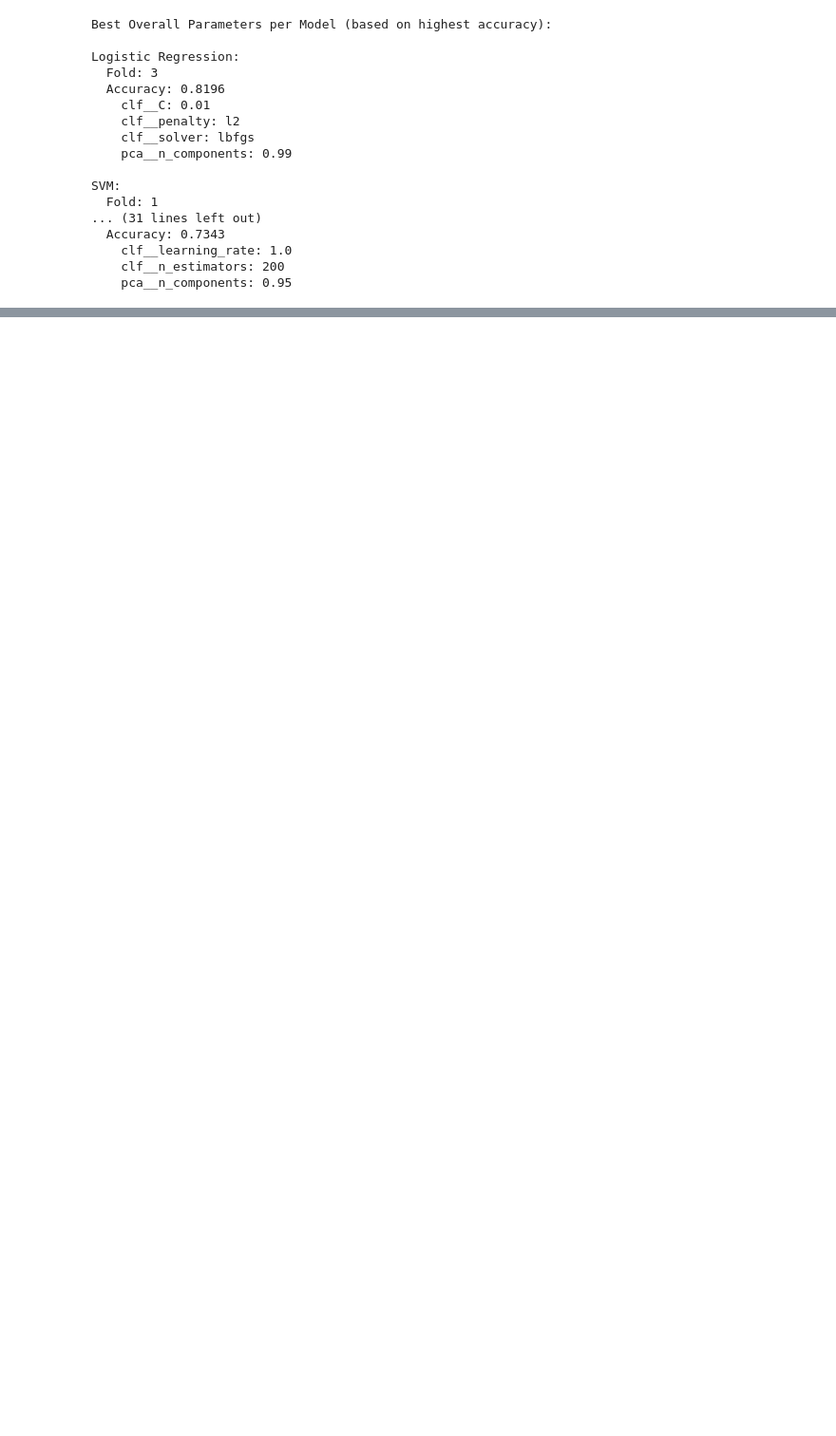
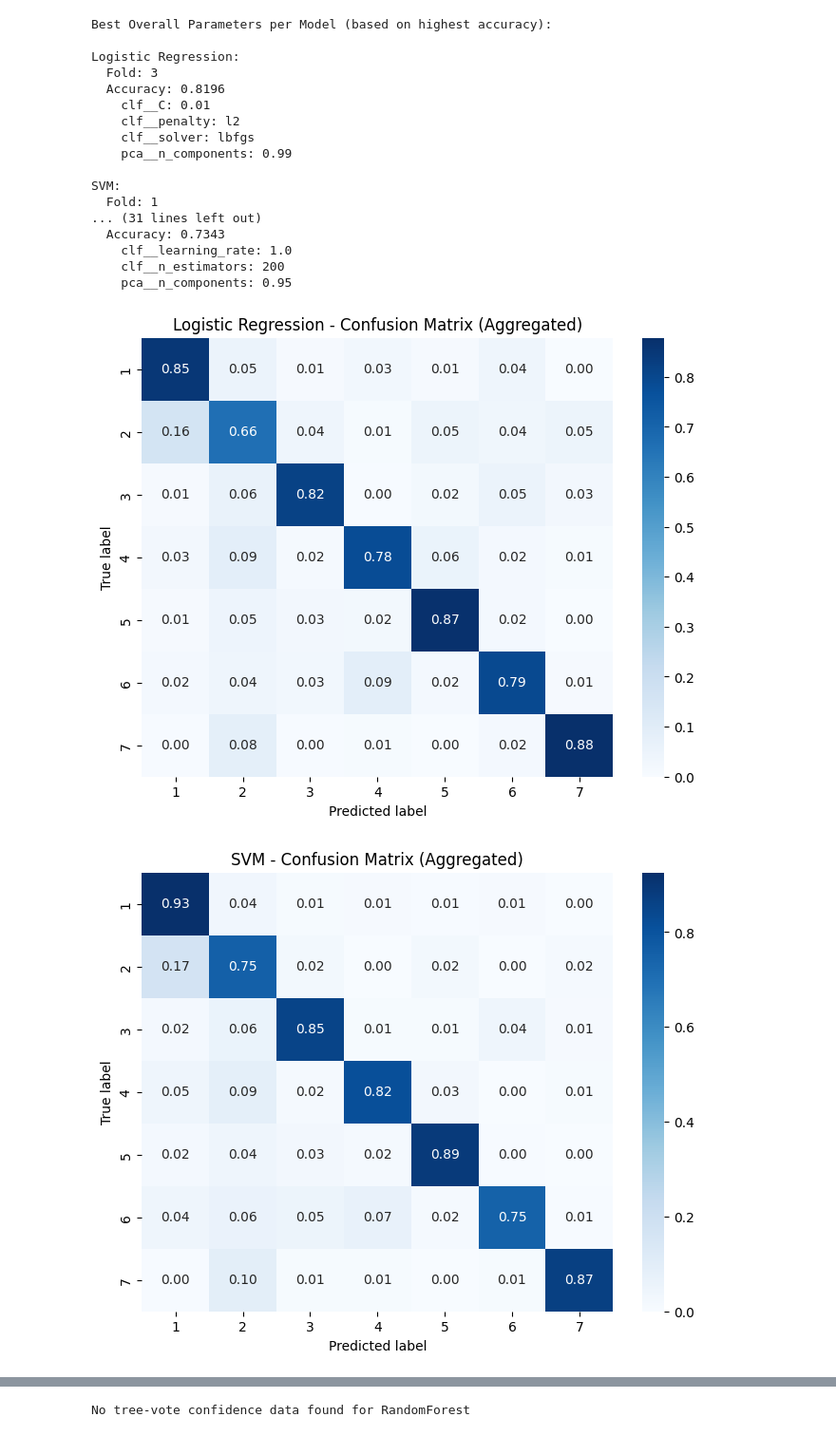
Before and after one commit to leaLeGallo/big_data_exam, a Jupyter notebook: exam_code.ipynb, the cells around one changed output, grey strips where cells are left out. Shown at 95% size. Cells and saved outputs as stored; diff of their text form; code cells hidden in the pictures; blank space fills up the shorter version.

```diff
--- a/exam_code.ipynb
+++ b/exam_code.ipynb
@@ -550,6 +653,37 @@ def plot_confusion_matrix(cm, classes, title):
     plt.xlabel('Predicted label')
     plt.title(title)
     plt.show()
+# %%
+import matplotlib.pyplot as plt
+import numpy as np
+
+def plot_tree_vote_confidence(agg_results, clf_name):
+    # Check if classifier exists in results
+    if clf_name not in agg_results:
+        print(f"{clf_name} not found in results.")
+        return
+
+    # Gather all confidence scores across folds
+    all_confidences = []
+    for fold_result in agg_results[clf_name]:
+        confidence_data = fold_result.get('tree_vote_confidence')
+        if confidence_data and 'confidence_scores' in confidence_data:
+            all_confidences.extend(confidence_data['confidence_scores'])
+
+    if not all_confidences:
+        print(f"No tree-vote confidence data found for {clf_name}")
+        return
+
+    # Plot
+    plt.figure(figsize=(8, 4))
+    plt.hist(all_confidences, bins=20, alpha=0.7, color='darkblue')
+    plt.axvline(np.mean(all_confidences), color='red', linestyle='--', label='Mean Confidence')
+    plt.title(f"Tree-Vote Confidence Scores Distribution ({clf_name})")
+    plt.xlabel("Confidence (fraction of agreeing trees)")
+    plt.ylabel("Number of Instances")
+    plt.legend()
+    plt.tight_layout()
+    plt.show()
 # %%
 import pandas as pd
 import seaborn as sns
@@ -603,5 +718,7 @@ def plot_tree_vote_confidences(agg_results, clf_name):
 # %%
-classifiers = get_classifiers()
+raw_classifiers = get_classifiers()
+classifiers = {name: build_pipeline(clf) for name, clf in raw_classifiers.items()}
+
 param_grids = get_param_grids()
 
 results = outer_cv_runner(
@@ -673,24 +790,26 @@ SVM:
 # %%
 classes = np.unique(y)
 agg_results = aggregate_cv_results(results, classes)
 
 for clf_name, metrics in agg_results.items():
     plot_confusion_matrix(metrics['confusion_matrix_sum'], classes, title=f"{clf_name} - Confusion Matrix (Aggregated)")
 
 # Print summary metrics
 print_summary_metrics(agg_results, classes, confidence_threshold=0.90)
 
 # plot boxplots
 plot_boxplots(results)
 
 #plot ensemble confidence (e.g. for Random Forest)
-plot_tree_vote_confidences(agg_results, clf_name='RandomForest')
+plot_tree_vote_confidence(agg_results, clf_name='RandomForest')
 
 # plot confusion matrices
 for clf_name, metrics in agg_results.items():
     plot_confusion_matrix(
         metrics['confusion_matrix_sum'],
         classes,
         title=f"{clf_name} – Confusion Matrix (Aggregated)"
     )
 # %% [output]
+[figure, added]
+[figure, added]
@@ -697,0 +838 @@ NameError: name 'aggregate_cv_results' is not defined
+No tree-vote confidence data found for RandomForest
```
Also changed, not shown: parts of 15 cells of this notebook.
